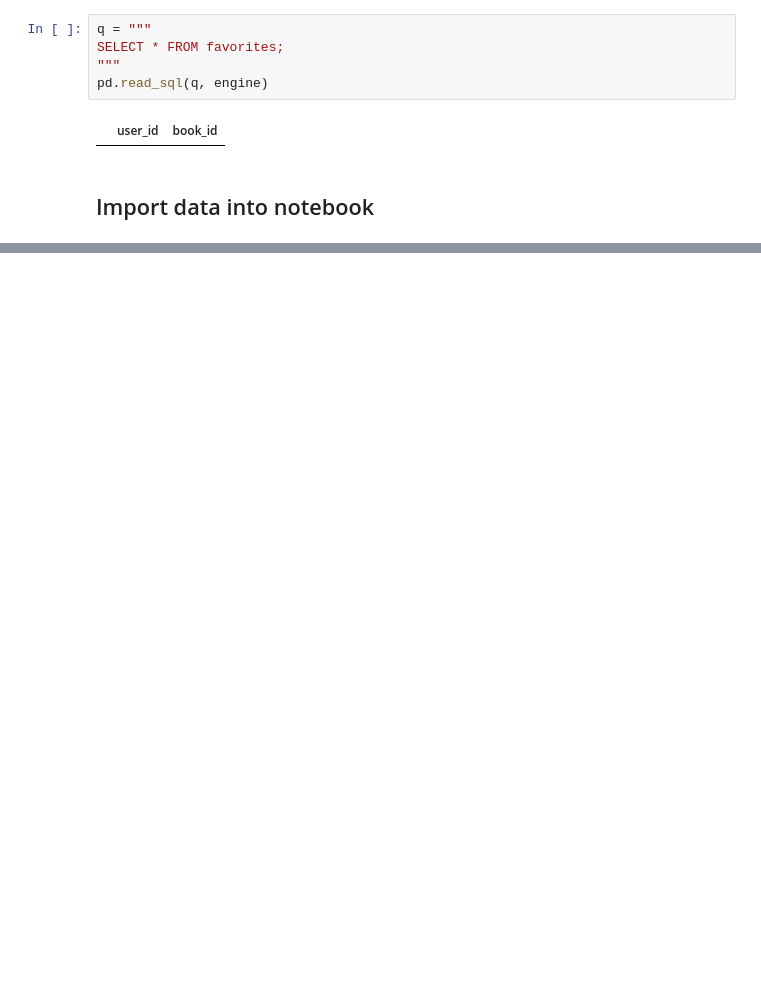
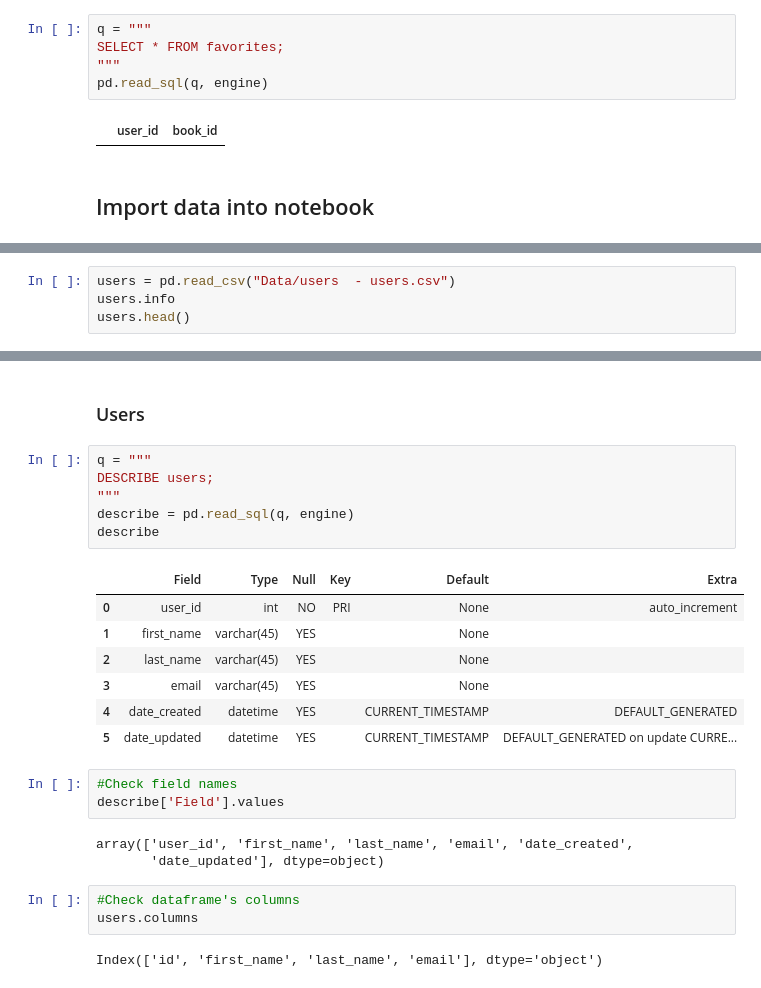
Before and after one commit to SeeBee8/Books, a Jupyter notebook: Books.ipynb, the cells around one changed output, grey strips where cells are left out. Cells and saved outputs as stored; diff of their text form; blank space fills up the shorter version.

Commit message:
Add data to books via python

```diff
--- a/Books.ipynb
+++ b/Books.ipynb
@@ -82,0 +106,4 @@ authors = pd.read_csv("")
+# %%
+users = pd.read_csv("Data/users  - users.csv")
+users.info
+users.head()
@@ -82,0 +264,27 @@ authors = pd.read_csv("")
+# %% [markdown]
+### Users
+# %%
+q = """
+DESCRIBE users;
+"""
+describe = pd.read_sql(q, engine)
+describe
+# %% [output]
+|  | Field | Type | Null | Key | Default | Extra |
+| 0 | user_id | int | NO | PRI | None | auto_increment |
+| 1 | first_name | varchar(45) | YES |  | None |  |
+| 2 | last_name | varchar(45) | YES |  | None |  |
+| 3 | email | varchar(45) | YES |  | None |  |
+| 4 | date_created | datetime | YES |  | CURRENT_TIMESTAMP | DEFAULT_GENERATED |
+| 5 | date_updated | datetime | YES |  | CURRENT_TIMESTAMP | DEFAULT_GENERATED on update CURRE... |
+# %%
+#Check field names
+describe['Field'].values
+# %% [output]
+array(['user_id', 'first_name', 'last_name', 'email', 'date_created',
+       'date_updated'], dtype=object)
+# %%
+#Check dataframe's columns
+users.columns
+# %% [output]
+Index(['id', 'first_name', 'last_name', 'email'], dtype='object')
```
Also changed, not shown: parts of 42 cells of this notebook, 4 other files.
